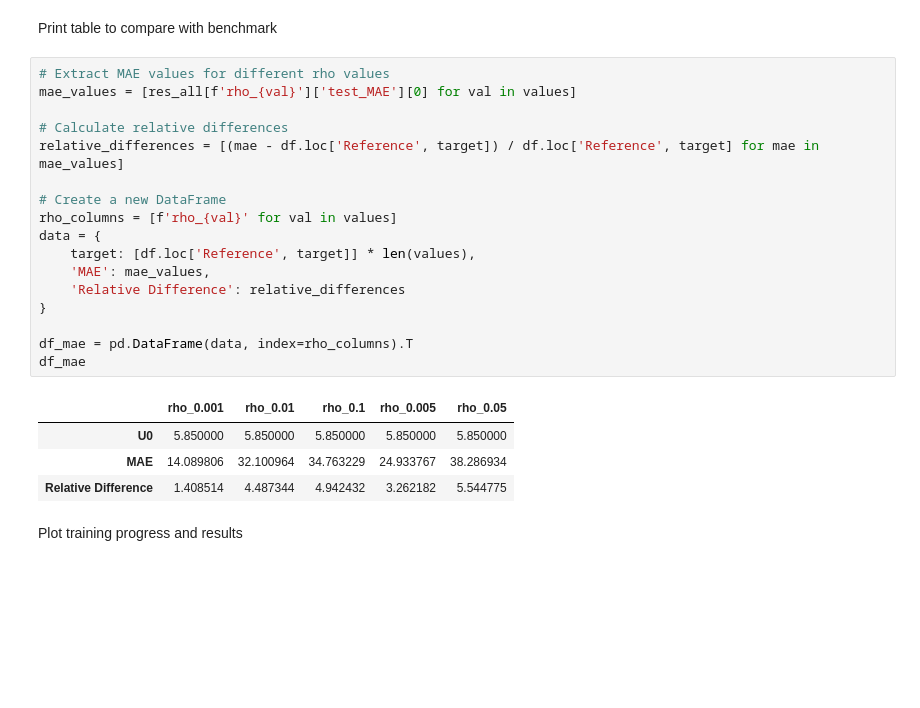
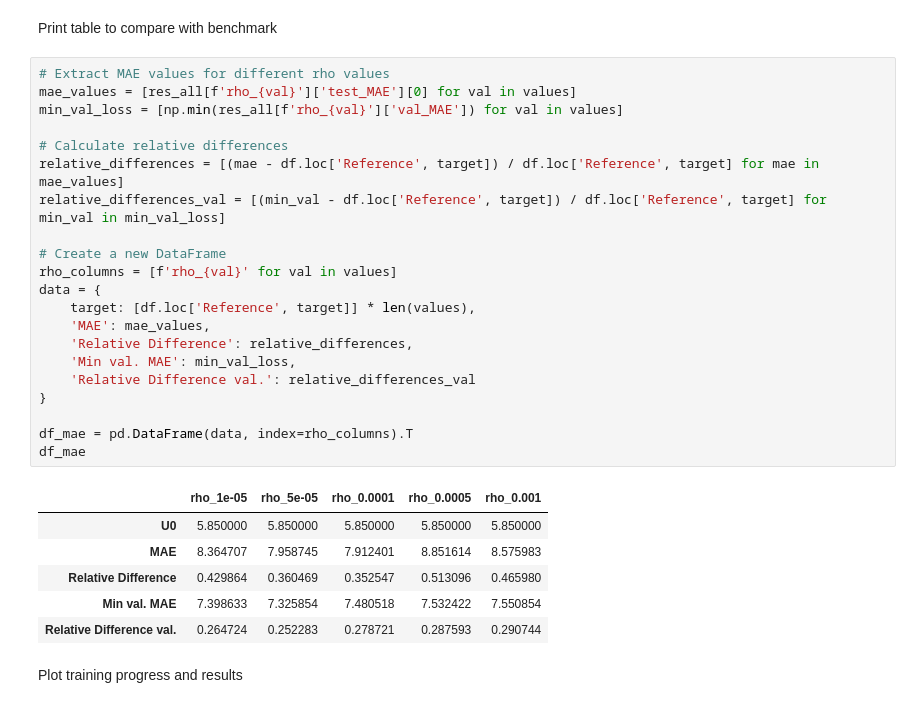
Before and after one commit to MarkusTHolm/DeepLearning_PAINN, a Jupyter notebook: examples/dataplotter_asam.ipynb, the cells around one changed output. Cells and saved outputs as stored; diff of their text form; blank space fills up the shorter version.

```diff
--- a/examples/dataplotter_asam.ipynb
+++ b/examples/dataplotter_asam.ipynb
@@ -68,24 +72,30 @@ Print table to compare with benchmark
 # %%
 # Extract MAE values for different rho values
 mae_values = [res_all[f'rho_{val}']['test_MAE'][0] for val in values]
+min_val_loss = [np.min(res_all[f'rho_{val}']['val_MAE']) for val in values]
 
 # Calculate relative differences
 relative_differences = [(mae - df.loc['Reference', target]) / df.loc['Reference', target] for mae in mae_values]
+relative_differences_val = [(min_val - df.loc['Reference', target]) / df.loc['Reference', target] for min_val in min_val_loss]
 
 # Create a new DataFrame
 rho_columns = [f'rho_{val}' for val in values]
 data = {
     target: [df.loc['Reference', target]] * len(values),
     'MAE': mae_values,
-    'Relative Difference': relative_differences
+    'Relative Difference': relative_differences,
+    'Min val. MAE': min_val_loss,
+    'Relative Difference val.': relative_differences_val
 }
 
 df_mae = pd.DataFrame(data, index=rho_columns).T
 df_mae
 # %% [output]
-|  | rho_0.001 | rho_0.01 | rho_0.1 | rho_0.005 | rho_0.05 |
+|  | rho_1e-05 | rho_5e-05 | rho_0.0001 | rho_0.0005 | rho_0.001 |
 | U0 | 5.850000 | 5.850000 | 5.850000 | 5.850000 | 5.850000 |
-| MAE | 14.089806 | 32.100964 | 34.763229 | 24.933767 | 38.286934 |
-| Relative Difference | 1.408514 | 4.487344 | 4.942432 | 3.262182 | 5.544775 |
+| MAE | 8.364707 | 7.958745 | 7.912401 | 8.851614 | 8.575983 |
+| Relative Difference | 0.429864 | 0.360469 | 0.352547 | 0.513096 | 0.465980 |
+| Min val. MAE | 7.398633 | 7.325854 | 7.480518 | 7.532422 | 7.550854 |
+| Relative Difference val. | 0.264724 | 0.252283 | 0.278721 | 0.287593 | 0.290744 |
 # %% [markdown]
 Plot training progress and results
```
Also changed, not shown: parts of 7 cells of this notebook, 8 other files.
